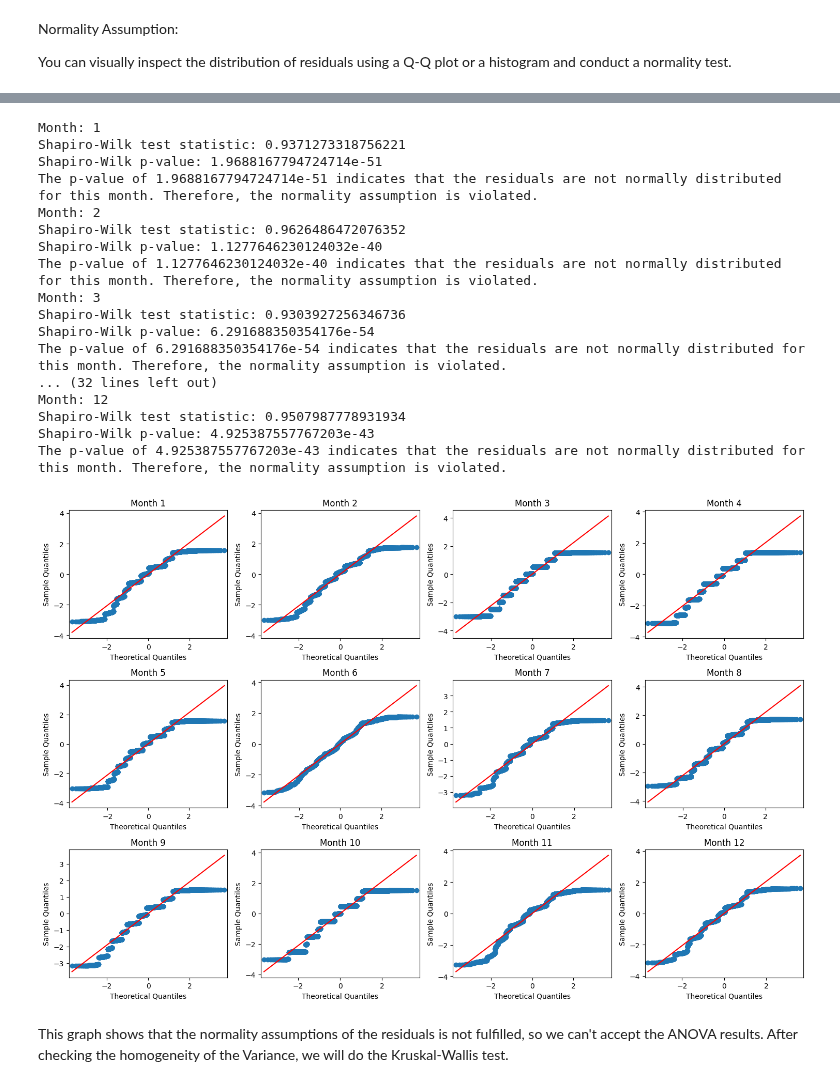
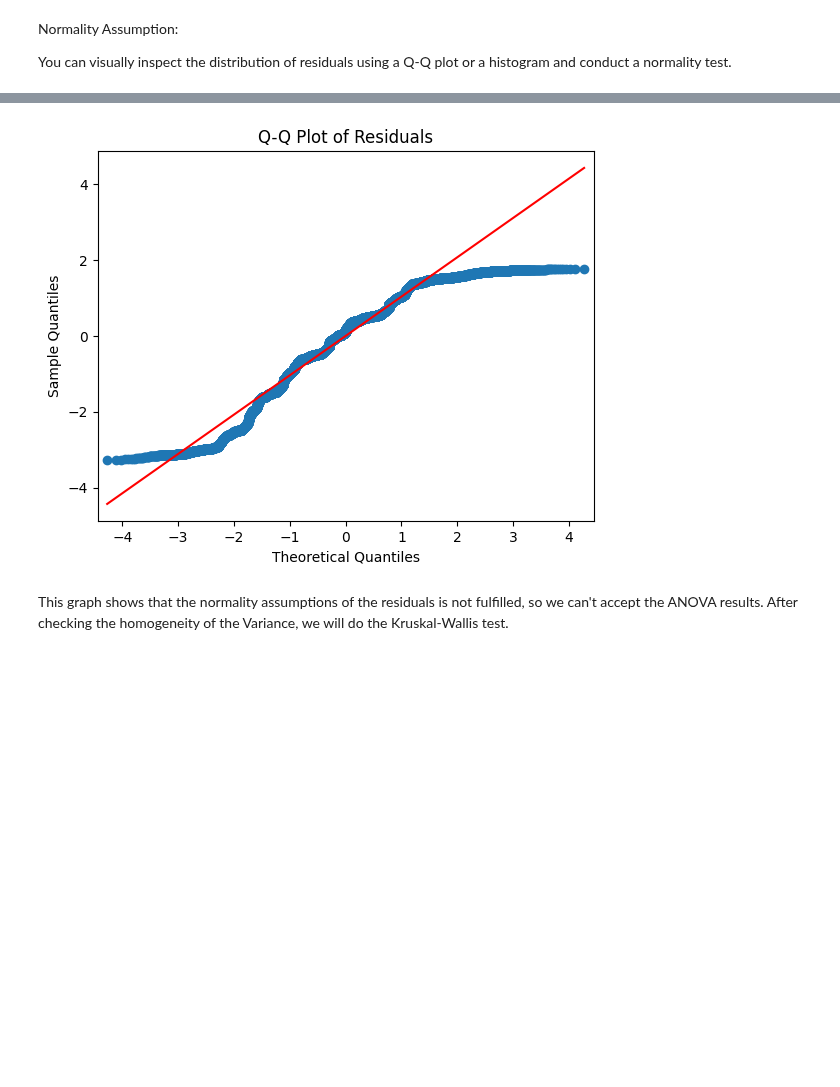
Before and after one commit to StijnHarder/SDfM---Jaume-and-Stijn, a Jupyter notebook: EDA Movielens - Full file.ipynb, the cells around one changed output, grey strips where cells are left out. Saved outputs shown, nothing was run; the diff lists cells and outputs as text; code cells hidden in the pictures; blank space fills up the shorter version.

```diff
--- a/EDA Movielens - Full file.ipynb
+++ b/EDA Movielens - Full file.ipynb
@@ -499,6 +499,7 @@ Normality Assumption:
 You can visually inspect the distribution of residuals using a Q-Q plot or a histogram and conduct a normality test.
 # %%
 import pandas as pd
+import numpy as np
 from scipy.stats import f_oneway, shapiro
 import statsmodels.api as sm
 import matplotlib.pyplot as plt
@@ -521,39 +522,43 @@ else:
     # Perform ANOVA
     result = f_oneway(*(group['rating'] for name, group in unpacked_reviews_df.groupby('month')))
 
-    # Create subplots
-    fig, axs = plt.subplots(3, 4, figsize=(15, 10))
+    # Print ANOVA result
+    print("ANOVA F-statistic:", result.statistic)
+    print("ANOVA p-value:", result.pvalue)
 
-    # Flatten the axs array for easier indexing
-    axs = axs.flatten()
+    # Interpretation of ANOVA result
+    alpha = 0.05  # Significance level (95% confidence level)
 
-    # Perform normality test for each month and plot Q-Q plot
-    for i, (month, group) in enumerate(unpacked_reviews_df.groupby('month'), 1):
+    if result.pvalue < alpha:
+        print("The p-value of", result.pvalue, "indicates that there is a statistically significant difference in ratings between different months at a 95% confidence level. Therefore, we reject the null hypothesis.")
+    else:
+        print("The p-value of", result.pvalue, "suggests that there is insufficient evidence to conclude that there are differences in ratings between different months at a 95% confidence level. Therefore, we fail to reject the null hypothesis.")
+
+    # Combine all residuals into a single array
+    all_residuals = []
+    for month, group in unpacked_reviews_df.groupby('month'):
         model = sm.OLS(group['rating'], sm.add_constant(group.index)).fit()
-        residuals = model.resid
+        all_residuals.extend(model.resid)
 
-        # Plot Q-Q plot for residuals of each month
-        sm.qqplot(residuals, line='s', ax=axs[i - 1])
-        axs[i - 1].set_title(f'Month {month}')
+    # Convert residuals to a NumPy array
+    all_residuals = np.array(all_residuals)
 
-        # Perform Shapiro-Wilk test for normality
-        shapiro_test_statistic, shapiro_p_value = shapiro(residuals)
+    # Perform Shapiro-Wilk test for normality on all residuals
+    shapiro_test_statistic, shapiro_p_value = shapiro(all_residuals)
 
-        # Print normality test result
-        print("Month:", month)
-        print("Shapiro-Wilk test statistic:", shapiro_test_statistic)
-        print("Shapiro-Wilk p-value:", shapiro_p_value)
+    # Print normality test result
+    print("\nShapiro-Wilk test statistic:", shapiro_test_statistic)
+    print("Shapiro-Wilk p-value:", shapiro_p_value)
 
-        # Interpretation of normality test result
-        alpha = 0.05  # Significance level (95% confidence level)
+    # Interpretation of normality test result
+    if shapiro_p_value < alpha:
+        print("The p-value of", shapiro_p_value, "indicates that the residuals are not normally distributed. Therefore, the normality assumption is violated.")
+    else:
+        print("The p-value of", shapiro_p_value, "suggests that the residuals are normally distributed. Therefore, the normality assumption is met.")
 
-        if shapiro_p_value < alpha:
-            print("The p-value of", shapiro_p_value, "indicates that the residuals are not normally distributed for this month. Therefore, the normality assumption is violated.")
-        else:
-            print("The p-value of", shapiro_p_value, "suggests that the residuals are normally distributed for this month. Therefore, the normality assumption is met.")
-
-    # Adjust layout
-    plt.tight_layout()
+    # Plot Q-Q plot for all residuals
+    sm.qqplot(all_residuals, line='s')
+    plt.title('Q-Q Plot of Residuals')
     plt.show()
 # %% [output]
 The 'month' column contains NaN values: False
@@ -560,21 +572,4 @@ The 'month' column contains NaN values: False
-Month: 1
-Shapiro-Wilk test statistic: 0.9371273318756221
-Shapiro-Wilk p-value: 1.9688167794724714e-51
-The p-value of 1.9688167794724714e-51 indicates that the residuals are not normally distributed for this month. Therefore, the normality assumption is violated.
-Month: 2
-Shapiro-Wilk test statistic: 0.9626486472076352
-Shapiro-Wilk p-value: 1.1277646230124032e-40
-The p-value of 1.1277646230124032e-40 indicates that the residuals are not normally distributed for this month. Therefore, the normality assumption is violated.
-Month: 3
-Shapiro-Wilk test statistic: 0.9303927256346736
-Shapiro-Wilk p-value: 6.291688350354176e-54
-The p-value of 6.291688350354176e-54 indicates that the residuals are not normally distributed for this month. Therefore, the normality assumption is violated.
-... (32 lines left out)
-Month: 12
-Shapiro-Wilk test statistic: 0.9507987778931934
-Shapiro-Wilk p-value: 4.925387557767203e-43
-The p-value of 4.925387557767203e-43 indicates that the residuals are not normally distributed for this month. Therefore, the normality assumption is violated.
-[figure, old version]
+[figure, new version]
 # %% [markdown]
 This graph shows that the normality assumptions of the residuals is not fulfilled, so we can't accept the ANOVA results. After checking the homogeneity of the Variance, we will do the Kruskal-Wallis test.
 # %% [markdown]
```
Also changed, not shown: parts of 4 cells of this notebook.
